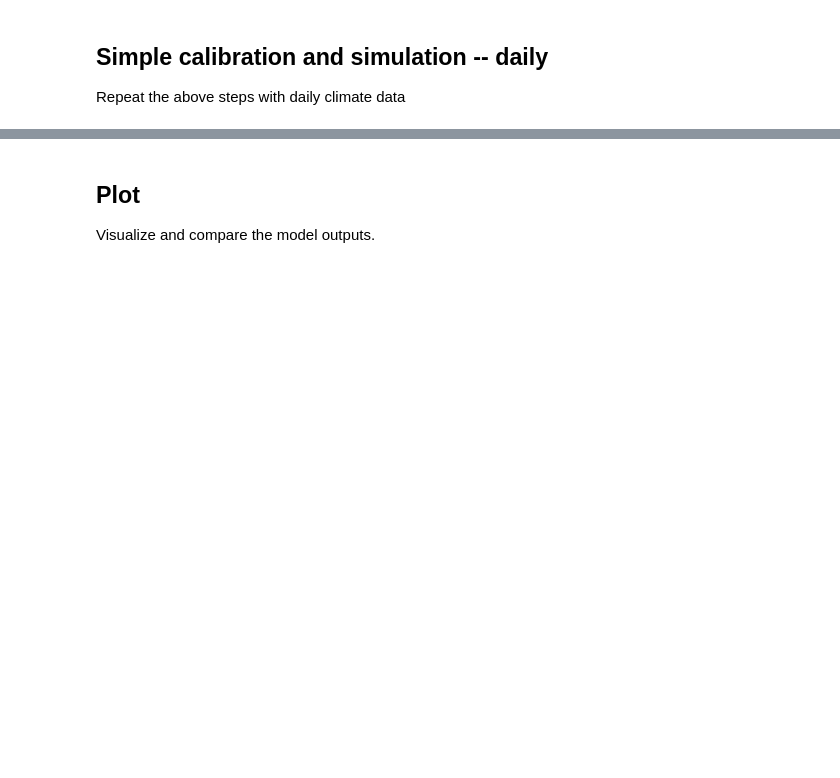
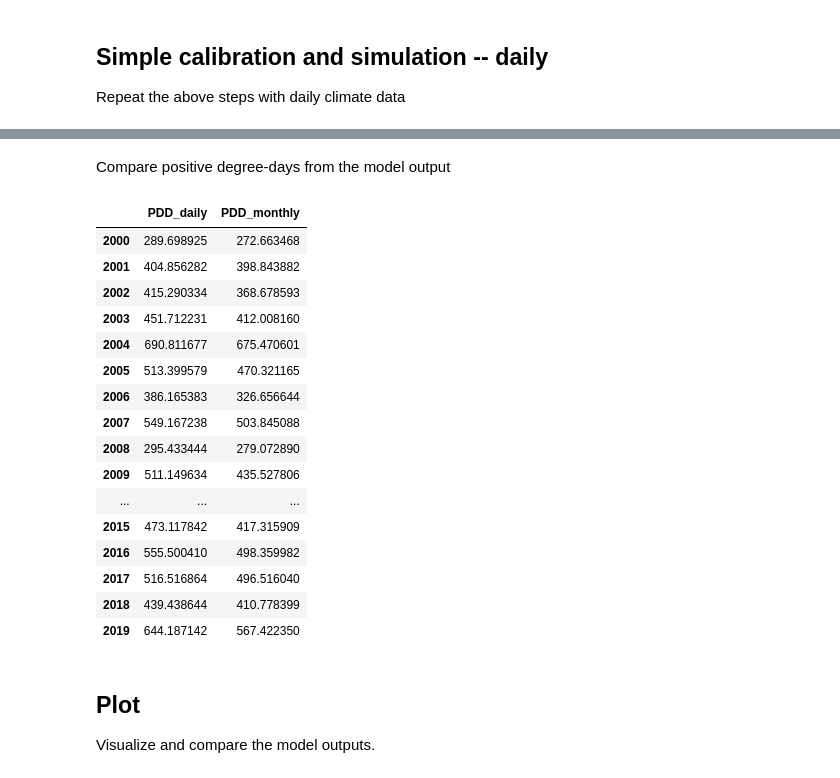
Before and after one commit to PyGEM-Community/PyGEM-notebooks, a Jupyter notebook: simple_test_daily.ipynb, the cells around one changed output, grey strips where cells are left out. Saved outputs shown, nothing was run; the diff lists cells and outputs as text; code cells hidden in the pictures; blank space fills up the shorter version.

```diff
--- a/simple_test_daily.ipynb
+++ b/simple_test_daily.ipynb
@@ -265,6 +267,45 @@ Total processing time: 2.754067897796631 s
 # %%
 # load simulation output
 ds_daily = xr.open_dataset(glob.glob(f'{rootpath}/Output/simulations/{reg_str}/{gcm_name}/stats/{glacier_str}_{gcm_name}_HH2015*_2000_2019_all.nc*')[0])
+# %% [markdown]
+Compare positive degree-days from the model output
+# %%
+monthly_series = pd.Series(ds_monthly['glac_temp'][0].values - 273.15, index=pd.to_datetime(ds_monthly.time))
+daily_series = pd.Series(ds_daily['glac_temp'][0].values - 273.15, index=pd.to_datetime(ds_daily.time))
+
+# function to calculate annual positive degree-days
+def annual_pdd(ts):
+    ts_pos = ts.copy()
+    ts_pos[ts_pos < 0] = 0  # only positive temperatures
+    if (ts_pos.index[1] - ts_pos.index[0]).days > 1: # if data is not daily
+        ts_pos = ts_pos * ts_pos.index.days_in_month
+
+    return ts_pos.groupby(ts_pos.index.year).sum()
+
+# calculate annual PDDs
+pdd_monthly = annual_pdd(monthly_series)
+pdd_daily = annual_pdd(daily_series)
+
+pdd_df = pd.DataFrame({'PDD_daily': pdd_daily, 'PDD_monthly': pdd_monthly})
+pdd_df
+# %% [output]
+|  | PDD_daily | PDD_monthly |
+| 2000 | 289.698925 | 272.663468 |
+| 2001 | 404.856282 | 398.843882 |
+| 2002 | 415.290334 | 368.678593 |
+| 2003 | 451.712231 | 412.008160 |
+| 2004 | 690.811677 | 675.470601 |
+| 2005 | 513.399579 | 470.321165 |
+| 2006 | 386.165383 | 326.656644 |
+| 2007 | 549.167238 | 503.845088 |
+| 2008 | 295.433444 | 279.072890 |
+| 2009 | 511.149634 | 435.527806 |
+| ... | ... | ... |
+| 2015 | 473.117842 | 417.315909 |
+| 2016 | 555.500410 | 498.359982 |
+| 2017 | 516.516864 | 496.516040 |
+| 2018 | 439.438644 | 410.778399 |
+| 2019 | 644.187142 | 567.422350 |
 # %% [markdown]
 ## Plot
 
```
Also changed, not shown: parts of 8 cells of this notebook.
